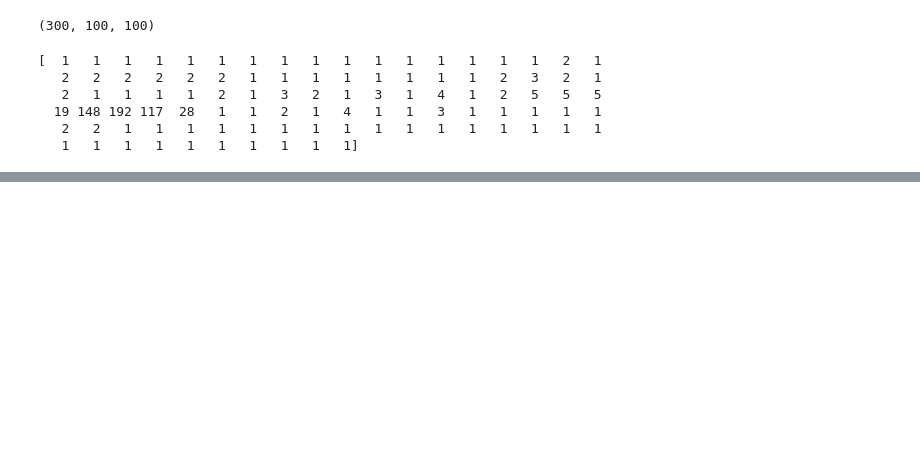
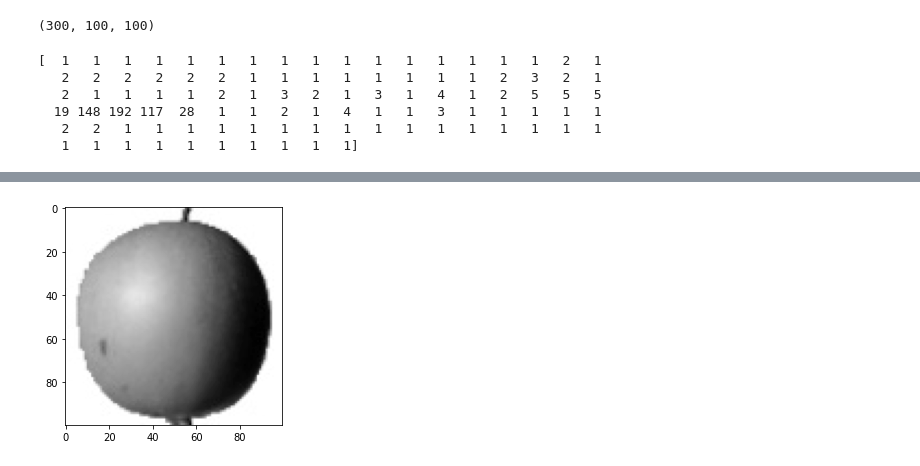
Before and after one commit to inputJun/MachineLearning-Study, a Jupyter notebook: 06_1_군집_알고리즘.ipynb, the cells around one changed output, grey strips where cells are left out. Saved outputs shown, nothing was run; the diff lists cells and outputs as text; code cells hidden in the pictures; blank space fills up the shorter version.

```diff
--- a/06_1_군집_알고리즘.ipynb
+++ b/06_1_군집_알고리즘.ipynb
@@ -43,0 +49,5 @@ print(fruits[0, 0, :])
+# %%
+plt.imshow(fruits[0], cmap='gray_r')
+plt.show()
+# %% [output]
+[figure, added]
```
Also changed, not shown: parts of 3 cells of this notebook.
